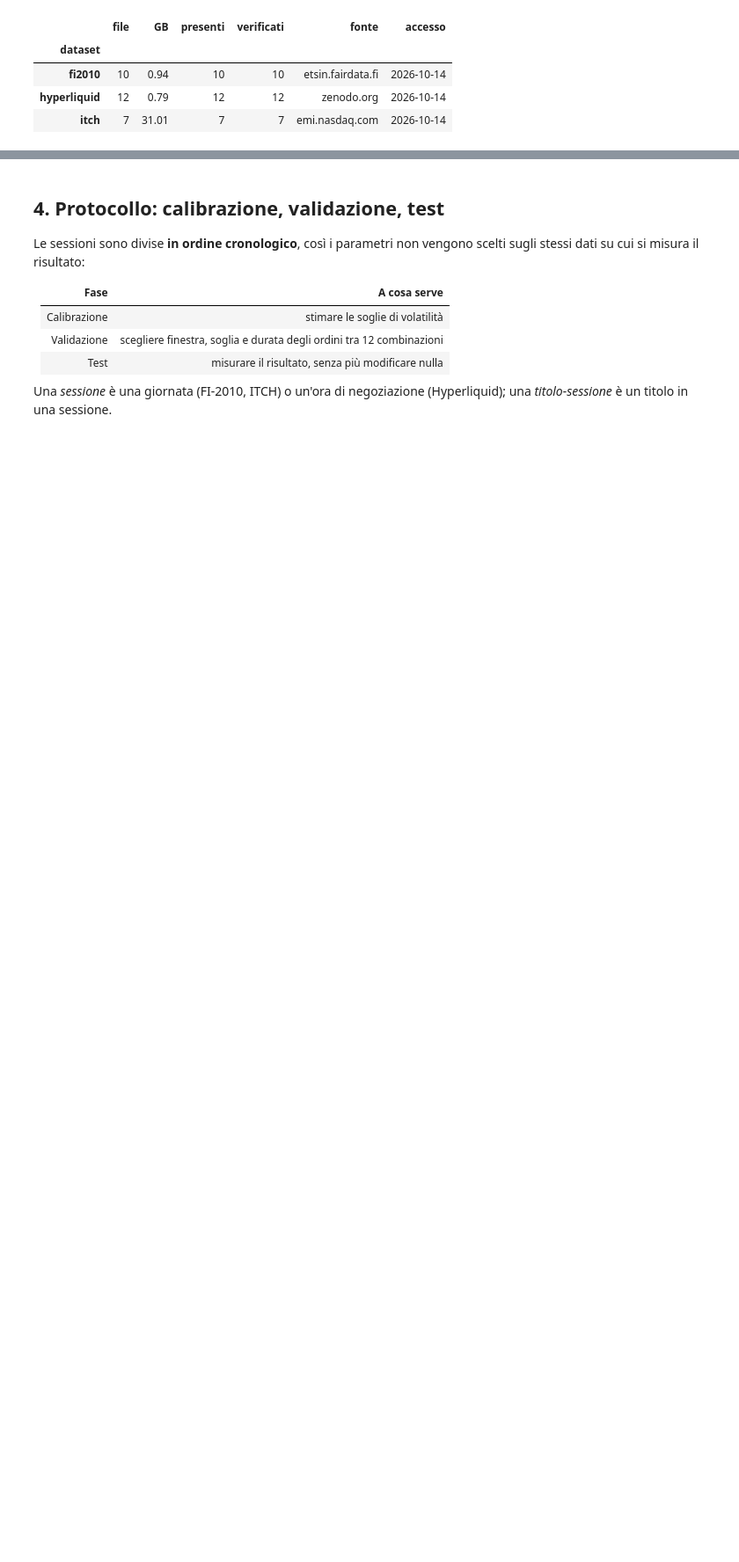
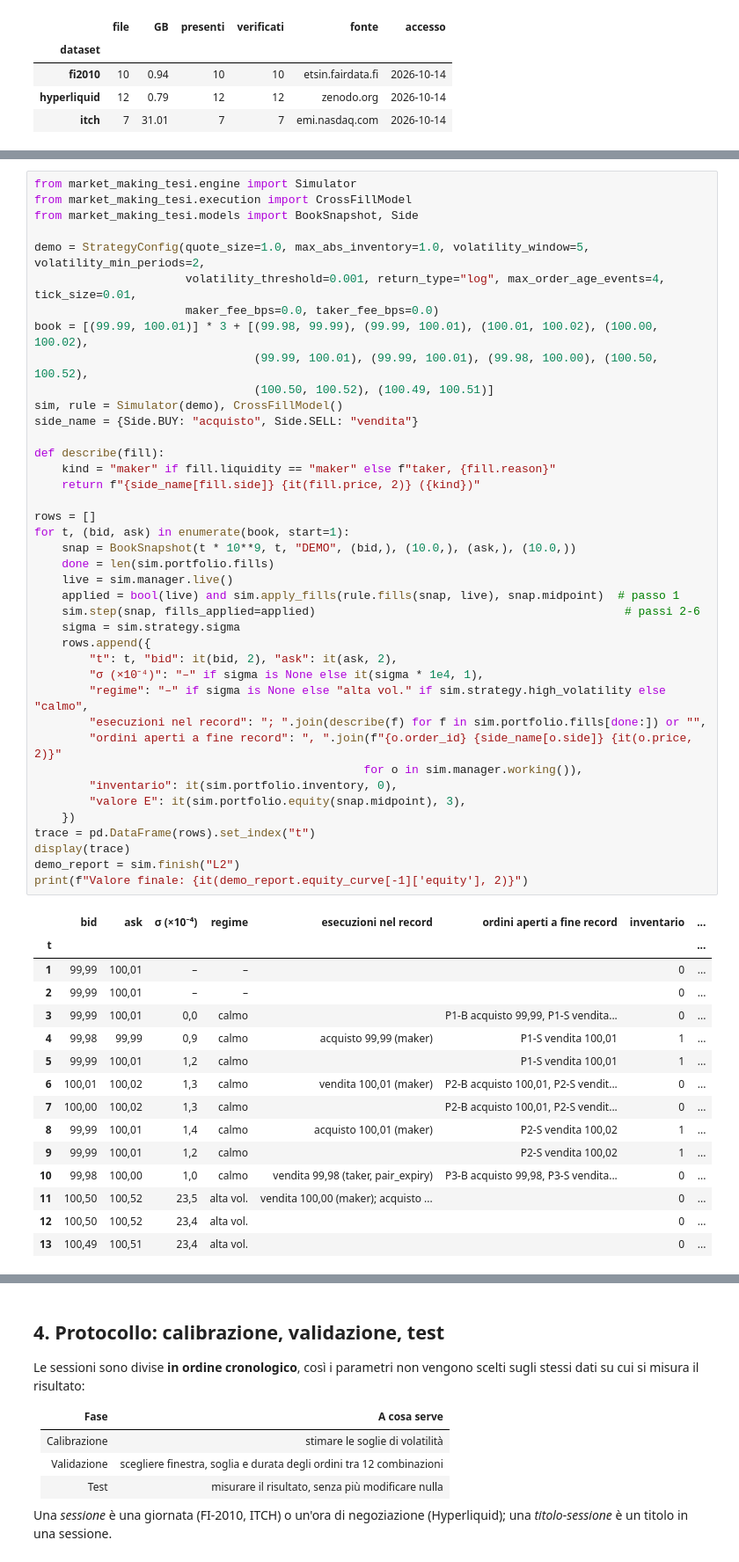
Before and after one commit to giuliobmb/lob-market-making-backtest, a Jupyter notebook: notebooks/00_setup.ipynb, the cells around one changed output, grey strips where cells are left out. Shown at 88% size. Saved outputs shown, nothing was run; the diff lists cells and outputs as text; blank space fills up the shorter version.

```diff
--- a/notebooks/00_setup.ipynb
+++ b/notebooks/00_setup.ipynb
@@ -148,0 +632,56 @@ display(pd.DataFrame({
+# %%
+from market_making_tesi.engine import Simulator
+from market_making_tesi.execution import CrossFillModel
+from market_making_tesi.models import BookSnapshot, Side
+
+demo = StrategyConfig(quote_size=1.0, max_abs_inventory=1.0, volatility_window=5, volatility_min_periods=2,
+                      volatility_threshold=0.001, return_type="log", max_order_age_events=4, tick_size=0.01,
+                      maker_fee_bps=0.0, taker_fee_bps=0.0)
+book = [(99.99, 100.01)] * 3 + [(99.98, 99.99), (99.99, 100.01), (100.01, 100.02), (100.00, 100.02),
+                                (99.99, 100.01), (99.99, 100.01), (99.98, 100.00), (100.50, 100.52),
+                                (100.50, 100.52), (100.49, 100.51)]
+sim, rule = Simulator(demo), CrossFillModel()
+side_name = {Side.BUY: "acquisto", Side.SELL: "vendita"}
+
+def describe(fill):
+    kind = "maker" if fill.liquidity == "maker" else f"taker, {fill.reason}"
+    return f"{side_name[fill.side]} {it(fill.price, 2)} ({kind})"
+
+rows = []
+for t, (bid, ask) in enumerate(book, start=1):
+    snap = BookSnapshot(t * 10**9, t, "DEMO", (bid,), (10.0,), (ask,), (10.0,))
+    done = len(sim.portfolio.fills)
+    live = sim.manager.live()
+    applied = bool(live) and sim.apply_fills(rule.fills(snap, live), snap.midpoint)  # passo 1
+    sim.step(snap, fills_applied=applied)                                             # passi 2-6
+    sigma = sim.strategy.sigma
+    rows.append({
+        "t": t, "bid": it(bid, 2), "ask": it(ask, 2),
+        "σ (×10⁻⁴)": "–" if sigma is None else it(sigma * 1e4, 1),
+        "regime": "–" if sigma is None else "alta vol." if sim.strategy.high_volatility else "calmo",
+        "esecuzioni nel record": "; ".join(describe(f) for f in sim.portfolio.fills[done:]) or "",
+        "ordini aperti a fine record": ", ".join(f"{o.order_id} {side_name[o.side]} {it(o.price, 2)}"
+                                                for o in sim.manager.working()),
+        "inventario": it(sim.portfolio.inventory, 0),
+        "valore E": it(sim.portfolio.equity(snap.midpoint), 3),
+    })
+trace = pd.DataFrame(rows).set_index("t")
+display(trace)
+demo_report = sim.finish("L2")
+print(f"Valore finale: {it(demo_report.equity_curve[-1]['equity'], 2)}")
+# %% [output]
+|  | bid | ask | σ (×10⁻⁴) | regime | esecuzioni nel record | ordini aperti a fine record | inventario | ... |
+| t |  |  |  |  |  |  |  | ... |
+| 1 | 99,99 | 100,01 | – | – |  |  | 0 | ... |
+| 2 | 99,99 | 100,01 | – | – |  |  | 0 | ... |
+| 3 | 99,99 | 100,01 | 0,0 | calmo |  | P1-B acquisto 99,99, P1-S vendita... | 0 | ... |
+| 4 | 99,98 | 99,99 | 0,9 | calmo | acquisto 99,99 (maker) | P1-S vendita 100,01 | 1 | ... |
+| 5 | 99,99 | 100,01 | 1,2 | calmo |  | P1-S vendita 100,01 | 1 | ... |
+| 6 | 100,01 | 100,02 | 1,3 | calmo | vendita 100,01 (maker) | P2-B acquisto 100,01, P2-S vendit... | 0 | ... |
+| 7 | 100,00 | 100,02 | 1,3 | calmo |  | P2-B acquisto 100,01, P2-S vendit... | 0 | ... |
+| 8 | 99,99 | 100,01 | 1,4 | calmo | acquisto 100,01 (maker) | P2-S vendita 100,02 | 1 | ... |
+| 9 | 99,99 | 100,01 | 1,2 | calmo |  | P2-S vendita 100,02 | 1 | ... |
+| 10 | 99,98 | 100,00 | 1,0 | calmo | vendita 99,98 (taker, pair_expiry) | P3-B acquisto 99,98, P3-S vendita... | 0 | ... |
+| 11 | 100,50 | 100,52 | 23,5 | alta vol. | vendita 100,00 (maker); acquisto ... |  | 0 | ... |
+| 12 | 100,50 | 100,52 | 23,4 | alta vol. |  |  | 0 | ... |
+| 13 | 100,49 | 100,51 | 23,4 | alta vol. |  |  | 0 | ... |
```
Also changed, not shown: parts of 9 cells of this notebook, 8 other files.
